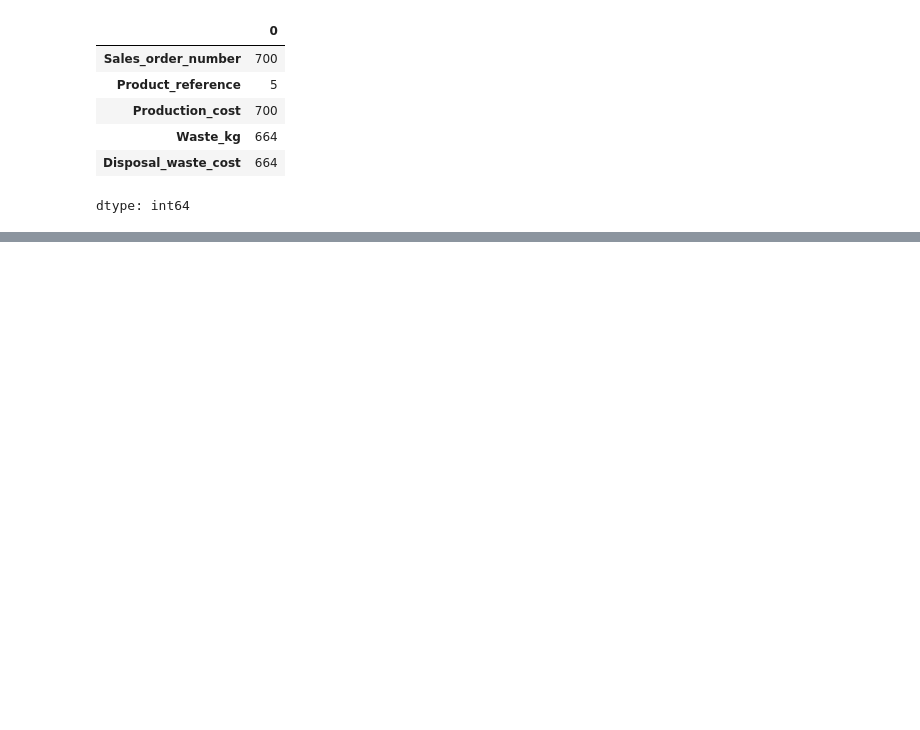
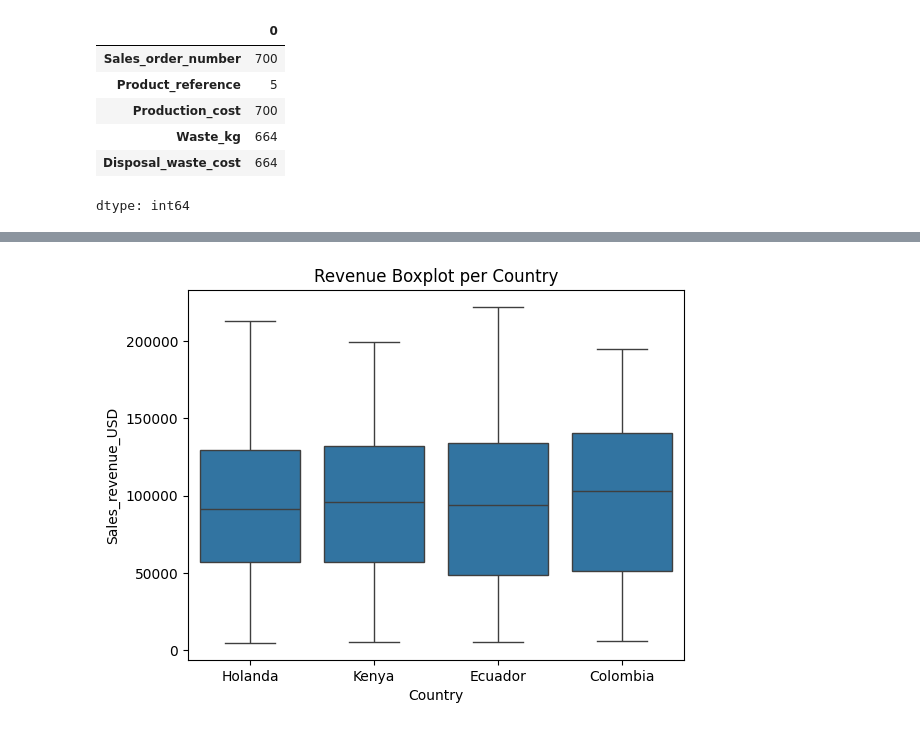
Before and after one commit to alexsandoval05/Revenue-sustainability-Chrysal, a Jupyter notebook: chrysal_profit_sustainability.ipynb, the cells around one changed output, grey strips where cells are left out. Cells and saved outputs as stored; diff of their text form; code cells hidden in the pictures; blank space fills up the shorter version.

```diff
--- a/chrysal_profit_sustainability.ipynb
+++ b/chrysal_profit_sustainability.ipynb
@@ -6,6 +11,6 @@ import matplotlib.pyplot as plt
 import seaborn as sns
 import numpy as np
 
-df1 = pd.read_csv("/content/Tabla1_Chrysal_Sustainability_v2.csv")
+df1 = pd.read_csv("/content/Tabla1_Chrysal_Sustainability.csv")
 df2 = pd.read_csv("/content/Tabla2_Marketing_Campaign.csv")
-df3 = pd.read_csv("/content/Tabla3_Costs_v2.csv")
+df3 = pd.read_csv("/content/Tabla3_Costs.csv")
@@ -18,3 +27,8 @@ df1.head()
 | 2 | SO-000003 | 2022-05-01 | Ecuador | Chrysal Flora F | 4 | Insecticida | ... |
 | 3 | SO-000004 | 2024-05-01 | Kenya | Chrysal Flora F | 3 | Nutricional | ... |
 | 4 | SO-000005 | 2024-04-01 | Colombia | Chrysal Grow X | 2 | Insecticida | ... |
+# %%
+df1_clean["Date"] = pd.to_datetime(df1_clean["Date"], errors="coerce", utc=True)
+df1_clean["Year"]  = df1_clean["Date"].dt.year
+df1_clean["Month"] = df1_clean["Date"].dt.month
+df1_clean.head()
@@ -95,0 +182,7 @@ dtype: int64
+# %%
+df_paises = df1_clean[(df1_clean['Country']=='Colombia') |
+                  (df1_clean['Country']=='Holanda') |
+                  (df1_clean['Country']=='Kenya') |
+                  (df1_clean['Country']=='Ecuador')
+]
+df_paises
@@ -95,0 +203,6 @@ dtype: int64
+# %%
+sns.boxplot(data=df_paises, x="Country", y="Sales_revenue_USD")
+plt.title(f'Revenue Boxplot per Country')
+plt.show()
+# %% [output]
+[figure, added]
```
Also changed, not shown: parts of 21 cells of this notebook.
